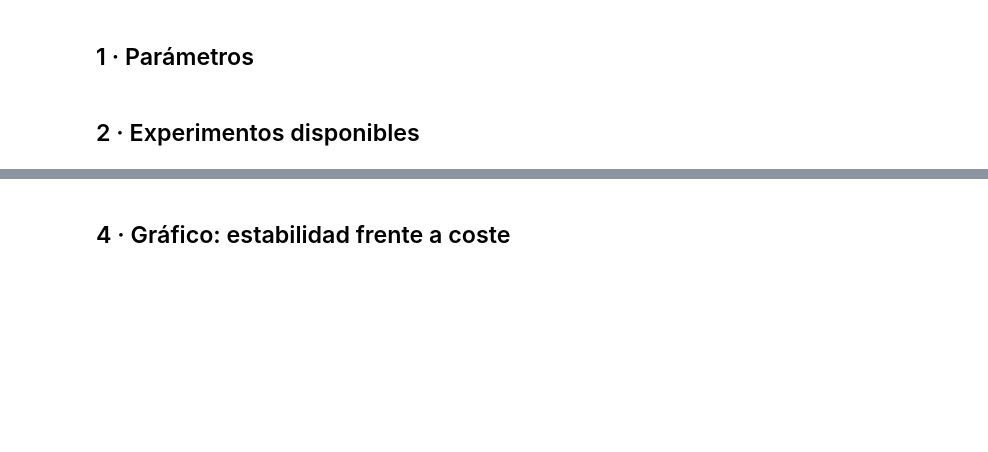
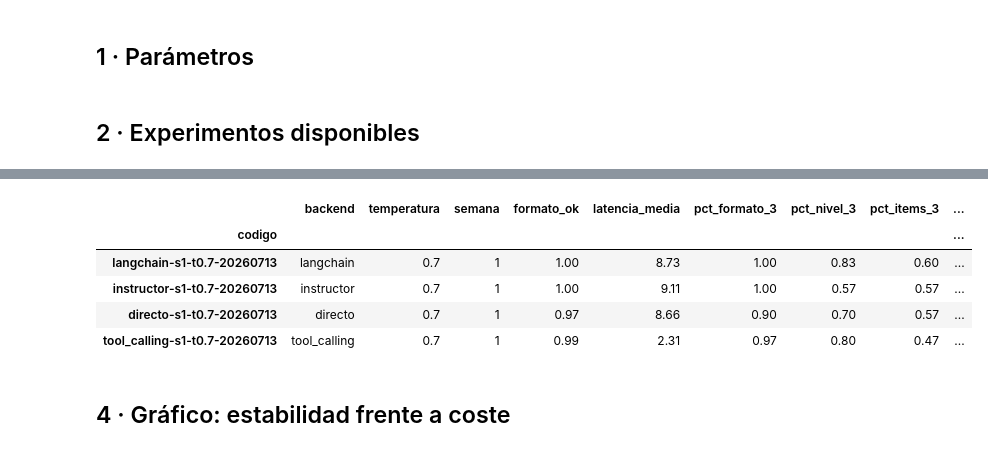
Before and after one commit to detorrespa/Prototipo_Tesis, a Jupyter notebook: 05_comparacion_experimentos.ipynb, the cells around one changed output, grey strips where cells are left out. Saved outputs shown, nothing was run; the diff lists cells and outputs as text; code cells hidden in the pictures; blank space fills up the shorter version.

```diff
--- a/05_comparacion_experimentos.ipynb
+++ b/05_comparacion_experimentos.ipynb
@@ -43,31 +89,72 @@ Una fila por experimento:
 - `latencia_media`: segundos por anotación.
 # %%
 def acuerdo_modal(niveles):
-    '''Fracción de repeticiones que coincide con el nivel más frecuente.'''
+    """Fracción de repeticiones que coincide con el nivel más frecuente."""
     s = niveles.dropna()
     return s.value_counts().iloc[0] / len(s) if len(s) else None
 
 
-por_entrada = (
-    df.groupby(["codigo", "id_entrada"])["nivel_alerta"]
-    .apply(acuerdo_modal)
-    .rename("acuerdo_nivel")
+def _parse_json(val):
+    if val is None or (isinstance(val, float) and pd.isna(val)):
+        return None
+    return json.loads(val) if isinstance(val, str) else val
+
+
+def metricas_paciente(g):
+    """Por paciente: cumple cada criterio en las 3 repeticiones y si es estable."""
+    g = g.sort_values("repeticion")
+    ok_formato_3 = g["formato_ok"].min() == 1
+    ok_nivel_3 = g["nivel_alerta"].nunique() == 1
+    items = g["items_detectados"].map(_parse_json).astype(str)
+    escalas = g["escalas_afectadas"].map(_parse_json).astype(str)
+    ok_items_3 = items.nunique() == 1
+    ok_escalas_3 = escalas.nunique() == 1
+    return pd.Series({
+        "id_entrada": int(g["id_entrada"].iloc[0]),
+        "formato_3": ok_formato_3,
+        "nivel_3": ok_nivel_3,
+        "items_3": ok_items_3,
+        "escalas_3": ok_escalas_3,
+        "estable": ok_formato_3 and ok_nivel_3 and ok_items_3 and ok_escalas_3,
+        "acuerdo_nivel": acuerdo_modal(g["nivel_alerta"]),
+    })
+
+
+por_paciente = (
+    df.groupby(["codigo", "id_paciente"], group_keys=False)
+    .apply(metricas_paciente)
+)
+
+estabilidad = por_paciente.groupby("codigo").agg(
+    pct_formato_3=("formato_3", "mean"),
+    pct_nivel_3=("nivel_3", "mean"),
+    pct_items_3=("items_3", "mean"),
+    pct_escalas_3=("escalas_3", "mean"),
+    pct_estable=("estable", "mean"),
+    acuerdo_nivel=("acuerdo_nivel", "mean"),
 )
 
 comparativa = (
     df.groupby("codigo")
     .agg(
         backend=("backend", "first"),
         temperatura=("temperatura", "first"),
         semana=("semana", "first"),
         formato_ok=("formato_ok", "mean"),
         latencia_media=("latencia_s", "mean"),
     )
-    .join(por_entrada.groupby("codigo").mean())
-    .sort_values("acuerdo_nivel", ascending=False)
+    .join(estabilidad)
+    .sort_values("pct_estable", ascending=False)
     .round(2)
 )
 comparativa
+# %% [output]
+|  | backend | temperatura | semana | formato_ok | latencia_media | pct_formato_3 | pct_nivel_3 | pct_items_3 | ... |
+| codigo |  |  |  |  |  |  |  |  | ... |
+| langchain-s1-t0.7-20260713 | langchain | 0.7 | 1 | 1.00 | 8.73 | 1.00 | 0.83 | 0.60 | ... |
+| instructor-s1-t0.7-20260713 | instructor | 0.7 | 1 | 1.00 | 9.11 | 1.00 | 0.57 | 0.57 | ... |
+| directo-s1-t0.7-20260713 | directo | 0.7 | 1 | 0.97 | 8.66 | 0.90 | 0.70 | 0.57 | ... |
+| tool_calling-s1-t0.7-20260713 | tool_calling | 0.7 | 1 | 0.99 | 2.31 | 0.97 | 0.80 | 0.47 | ... |
 # %% [markdown]
 ## 4 · Gráfico: estabilidad frente a coste
 # %%
```
Also changed, not shown: parts of 9 cells of this notebook, 6 other files.
